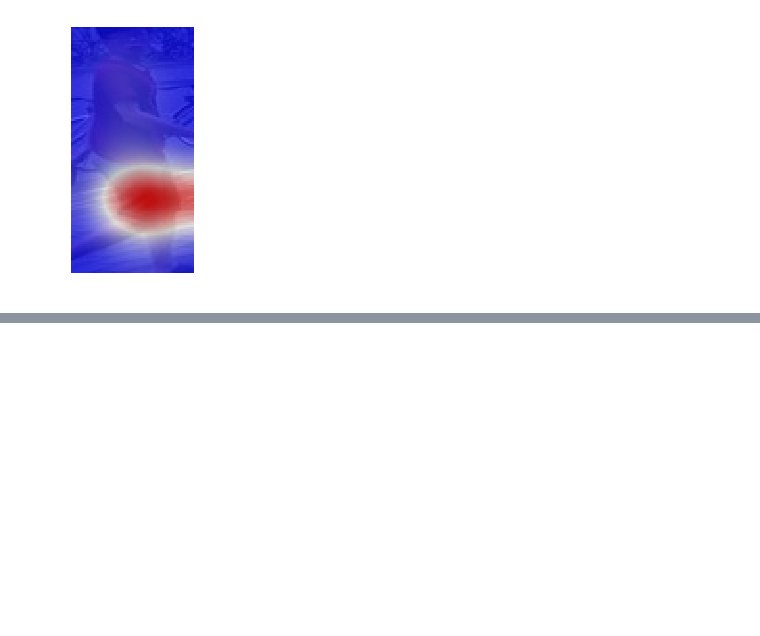
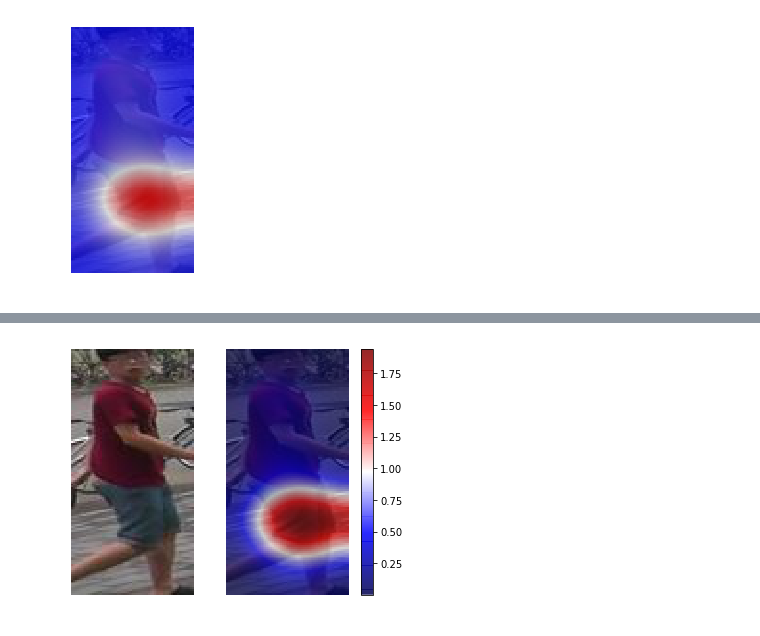
Before and after one commit to LinShanify/HeatMap, a Jupyter notebook: demo.ipynb, the cells around one changed output, grey strips where cells are left out. Saved outputs shown, nothing was run; the diff lists cells and outputs as text; code cells hidden in the pictures; blank space fills up the shorter version.

```diff
--- a/demo.ipynb
+++ b/demo.ipynb
@@ -29,0 +79,11 @@ hm.save('heatmap_result','png')
+# %%
+# customised save
+hm.save('heatmap_result','png',
+        transparency=0.6,
+        color_map='seismic',
+        show_axis=False,
+        show_original=True,
+        show_colorbar=True,
+        width_pad=-10)
+# %% [output]
+[figure, added]
```
Also changed, not shown: parts of 9 cells of this notebook, 2 other files.
